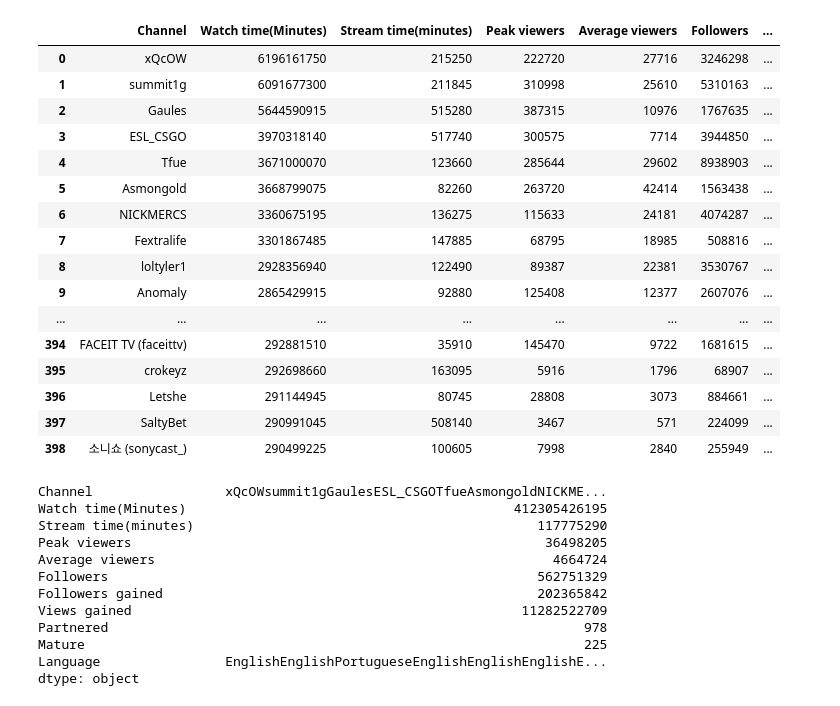
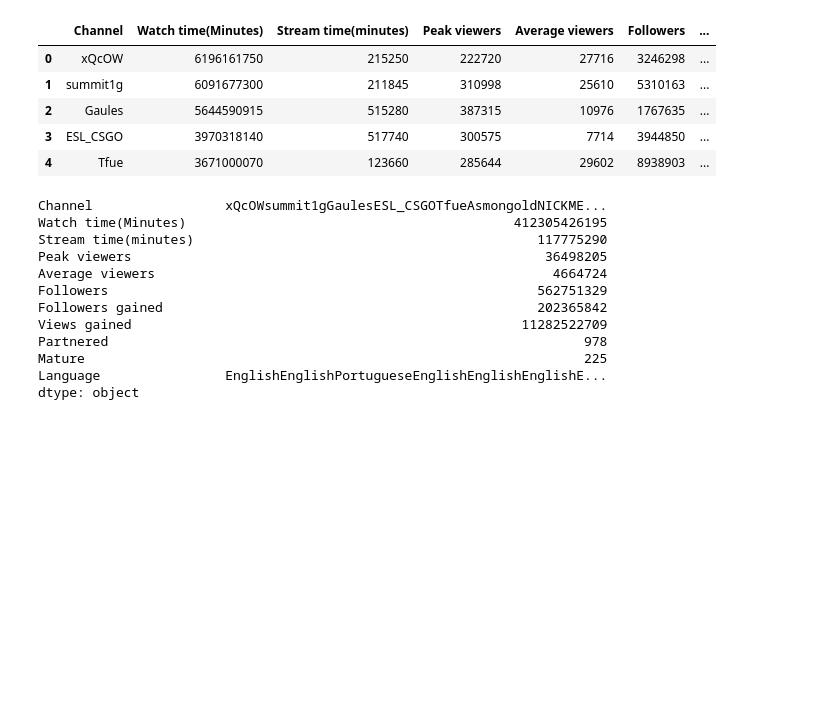
Before and after one commit to GordonZhen/hth_fallprogram, a Jupyter notebook: Finding-an-Interesting-Dataset-gordonzhen/twitch_streamers_data.ipynb, the cells around one changed output. Saved outputs shown, nothing was run; the diff lists cells and outputs as text; code cells hidden in the pictures; blank space fills up the shorter version.

```diff
--- a/Finding-an-Interesting-Dataset-gordonzhen/twitch_streamers_data.ipynb
+++ b/Finding-an-Interesting-Dataset-gordonzhen/twitch_streamers_data.ipynb
@@ -1,32 +1,21 @@
 # %%
 import pandas
 import seaborn as sns
 import matplotlib.pyplot as plt
 import numpy as np
 
 pandas.options.display.max_columns = None
 pandas.options.display.max_rows = None
 
 csv_data = pandas.read_csv("twitchdata-update.csv")
-csv_data
+csv_data.head()
 # %% [output]
 |  | Channel | Watch time(Minutes) | Stream time(minutes) | Peak viewers | Average viewers | Followers | ... |
 | 0 | xQcOW | 6196161750 | 215250 | 222720 | 27716 | 3246298 | ... |
 | 1 | summit1g | 6091677300 | 211845 | 310998 | 25610 | 5310163 | ... |
 | 2 | Gaules | 5644590915 | 515280 | 387315 | 10976 | 1767635 | ... |
 | 3 | ESL_CSGO | 3970318140 | 517740 | 300575 | 7714 | 3944850 | ... |
 | 4 | Tfue | 3671000070 | 123660 | 285644 | 29602 | 8938903 | ... |
-| 5 | Asmongold | 3668799075 | 82260 | 263720 | 42414 | 1563438 | ... |
-| 6 | NICKMERCS | 3360675195 | 136275 | 115633 | 24181 | 4074287 | ... |
-| 7 | Fextralife | 3301867485 | 147885 | 68795 | 18985 | 508816 | ... |
-| 8 | loltyler1 | 2928356940 | 122490 | 89387 | 22381 | 3530767 | ... |
-| 9 | Anomaly | 2865429915 | 92880 | 125408 | 12377 | 2607076 | ... |
-| ... | ... | ... | ... | ... | ... | ... | ... |
-| 394 | FACEIT TV (faceittv) | 292881510 | 35910 | 145470 | 9722 | 1681615 | ... |
-| 395 | crokeyz | 292698660 | 163095 | 5916 | 1796 | 68907 | ... |
-| 396 | Letshe | 291144945 | 80745 | 28808 | 3073 | 884661 | ... |
-| 397 | SaltyBet | 290991045 | 508140 | 3467 | 571 | 224099 | ... |
-| 398 | 소니쇼 (sonycast_) | 290499225 | 100605 | 7998 | 2840 | 255949 | ... |
 # %%
 #Does becoming partner on twitch make you a top streamer? ANSWERED!
 # - From the limited list of one thousand streamers Find out which are partnered (verified) on twitch
```
Also changed, not shown: parts of 4 cells of this notebook.
